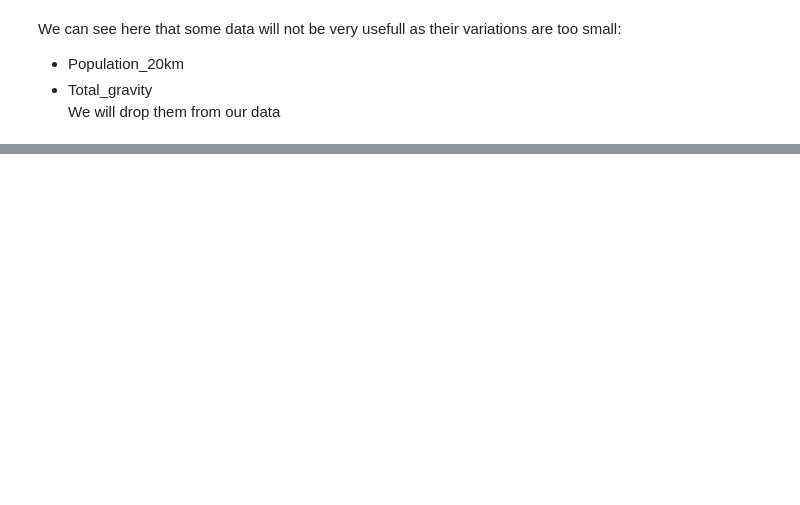
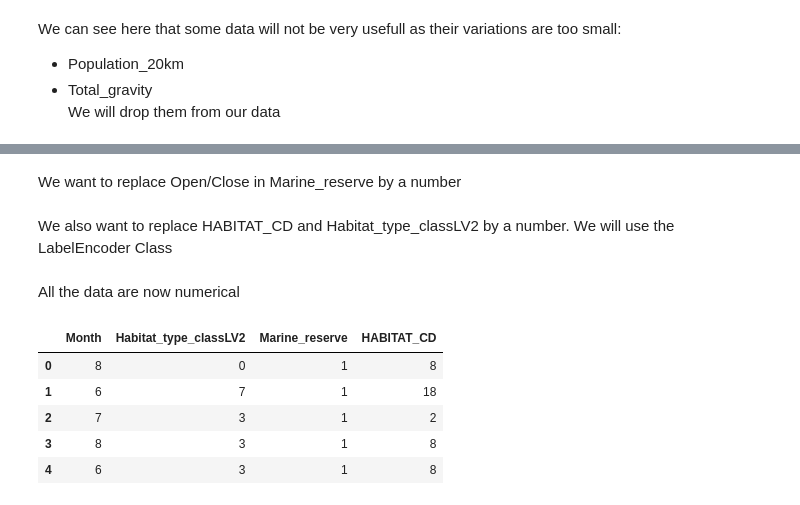
Before and after one commit to gpealat/coralreef, a Jupyter notebook: Notebooks/Final - 1 - Data cleaning.ipynb, the cells around one changed output, grey strips where cells are left out. Cells and saved outputs as stored; diff of their text form; code cells hidden in the pictures; blank space fills up the shorter version.

```diff
--- a/Notebooks/Final - 1 - Data cleaning.ipynb
+++ b/Notebooks/Final - 1 - Data cleaning.ipynb
@@ -254,0 +292,2 @@ data.to_csv("../Data/features.csv")
+# %% [markdown]
+We want to replace Open/Close in Marine_reserve by a number
@@ -254,0 +296,2 @@ data.to_csv("../Data/features.csv")
+# %% [markdown]
+We also want to replace HABITAT_CD and Habitat_type_classLV2 by a number. We will use the LabelEncoder Class
@@ -254,0 +303,11 @@ data.to_csv("../Data/features.csv")
+# %% [markdown]
+All the data are now numerical
+# %%
+categorical_data.head()
+# %% [output]
+|  | Month | Habitat_type_classLV2 | Marine_reserve | HABITAT_CD |
+| 0 | 8 | 0 | 1 | 8 |
+| 1 | 6 | 7 | 1 | 18 |
+| 2 | 7 | 3 | 1 | 2 |
+| 3 | 8 | 3 | 1 | 8 |
+| 4 | 6 | 3 | 1 | 8 |
```
Also changed, not shown: parts of 28 cells of this notebook.
